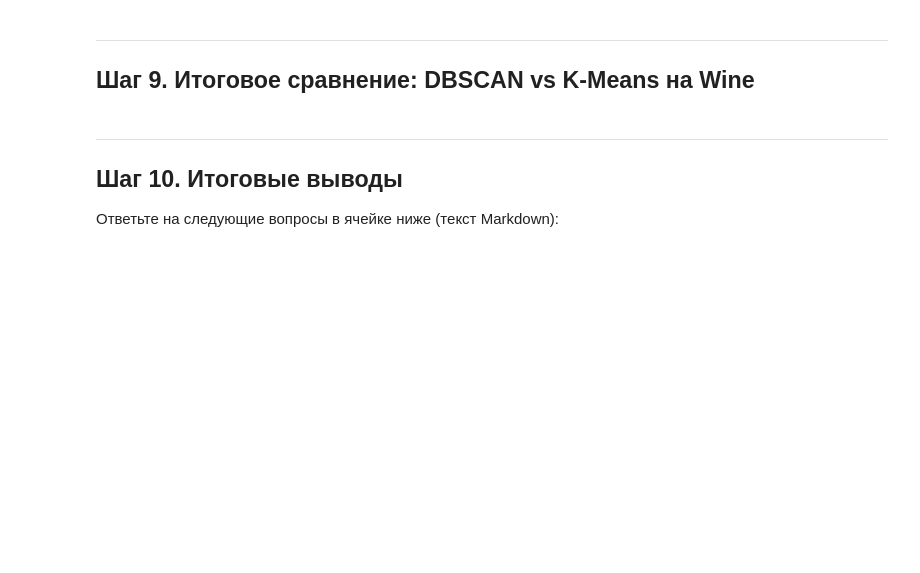
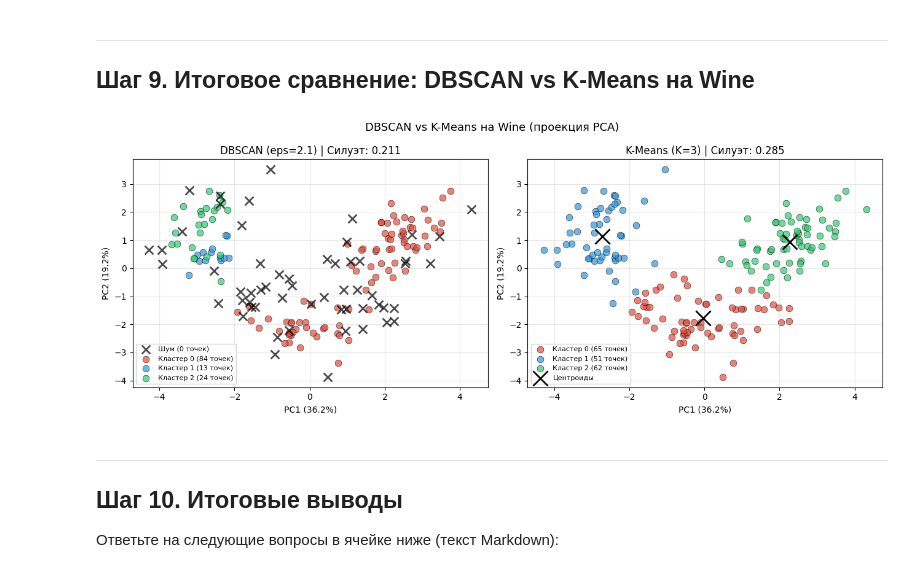
Before and after one commit to curseofuselessness/ml-course-homeworks, a Jupyter notebook: hw12_Clustering_KMeans_DBSCAN/clustering2_practice_student.ipynb, the cells around one changed output. Cells and saved outputs as stored; diff of their text form; code cells hidden in the pictures; blank space fills up the shorter version.

```diff
--- a/hw12_Clustering_KMeans_DBSCAN/clustering2_practice_student.ipynb
+++ b/hw12_Clustering_KMeans_DBSCAN/clustering2_practice_student.ipynb
@@ -349,28 +451,96 @@ print("=== Средние значения признаков ===")
 # %%
 # YOUR CODE HERE
 # 1. Обучите KMeans с числом кластеров = числу кластеров DBSCAN
 #    (или с n_clusters=3, так как истинных классов 3)
 # 2. Вычислите силуэт для K-Means
 # 3. Сравните силуэт DBSCAN и K-Means
 # 4. Визуализируйте результаты обоих методов в 2D (первые два признака
 #    после масштабирования или используйте PCA до 2 компонент)
 
 # Подсказка для PCA:
 from sklearn.decomposition import PCA
 pca = PCA(n_components=2, random_state=RANDOM_STATE)
+
+
 X_wine_2d = pca.fit_transform(X_wine_scaled)
 
 fig, axes = plt.subplots(1, 2, figsize=(13, 5))
 
+
+
+
 # DBSCAN
-# ваш код
+
+db_wine = DBSCAN(eps=eps_wine, min_samples=4)
+labels_db = db_wine.fit_predict(X_wine_scaled)
+
+
+
 
 # K-Means
-# ваш код
+
+kmeans = KMeans(n_clusters=3, random_state=RANDOM_STATE)
+labels_km = kmeans.fit_predict(X_wine_scaled)
+
+score_km = silhouette_score(X_wine_scaled, labels_km)
+
+mask_db = labels_db != -1
+if len(set(labels_db[mask_db])) > 1:
+    score_db = silhouette_score(X_wine_scaled[mask_db], labels_db[mask_db])
+else:
+    score_db = -1
+
+
+
+
+colors = ['#e74c3c', '#3498db', '#2ecc71', '#f39c12', '#9b59b6']
+
+
+# DBSCAN plot
+
+axes[0].scatter(X_wine_2d[labels_db == -1, 0], X_wine_2d[labels_db == -1, 1], # Шум
+               c='black', marker='x', s=100, linewidths=2,
+               label=f'Шум ({n_noise} точек)', zorder=5, alpha=0.7)
+
+
+for i in range(len(set(labels_db[mask_db]))):
+    mask = labels_db == i
+    n_points = mask.sum()
+    axes[0].scatter(X_wine_2d[mask, 0], X_wine_2d[mask, 1],
+               c=colors[i], alpha=0.7, s=60, edgecolors='black', linewidth=0.5,
+               label=f'Кластер {i} ({n_points} точек)')
+
+axes[0].set_xlabel(f'PC1 ({pca.explained_variance_ratio_[0]:.1%})')
+axes[0].set_ylabel(f'PC2 ({pca.explained_variance_ratio_[1]:.1%})')
+axes[0].set_title(f'DBSCAN (eps=2.1) | Силуэт: {score_db:.3f}')
+axes[0].legend(loc='best', fontsize=8)
+axes[0].grid(True, alpha=0.3)
+# K-Means plot
+
+for i in range(3):
+    mask = labels_km == i
+    n_points = mask.sum()
+    axes[1].scatter(X_wine_2d[mask, 0], X_wine_2d[mask, 1],
+               c=colors[i], alpha=0.7, s=60, edgecolors='black', linewidth=0.5,
+               label=f'Кластер {i} ({n_points} точек)')
+
+centroids_2d = pca.transform(kmeans.cluster_centers_)
+axes[1].scatter(centroids_2d[:, 0], centroids_2d[:, 1],
+           c='black', marker='x', s=300, edgecolors='black', linewidth=2,
+           label='Центроиды', zorder=10)
+
+axes[1].set_xlabel(f'PC1 ({pca.explained_variance_ratio_[0]:.1%})')
+axes[1].set_ylabel(f'PC2 ({pca.explained_variance_ratio_[1]:.1%})')
+axes[1].set_title(f'K-Means (K=3) | Силуэт: {score_km:.3f}')
+axes[1].legend(loc='best', fontsize=8)
+axes[1].grid(True, alpha=0.3)
+
 
 plt.suptitle("DBSCAN vs K-Means на Wine (проекция PCA)", fontsize=13)
 plt.tight_layout()
 plt.show()
+# %% [output]
+[figure, added]
 # %% [markdown]
 ---
 ## Шаг 10. Итоговые выводы
```
Also changed, not shown: parts of 11 cells of this notebook.
